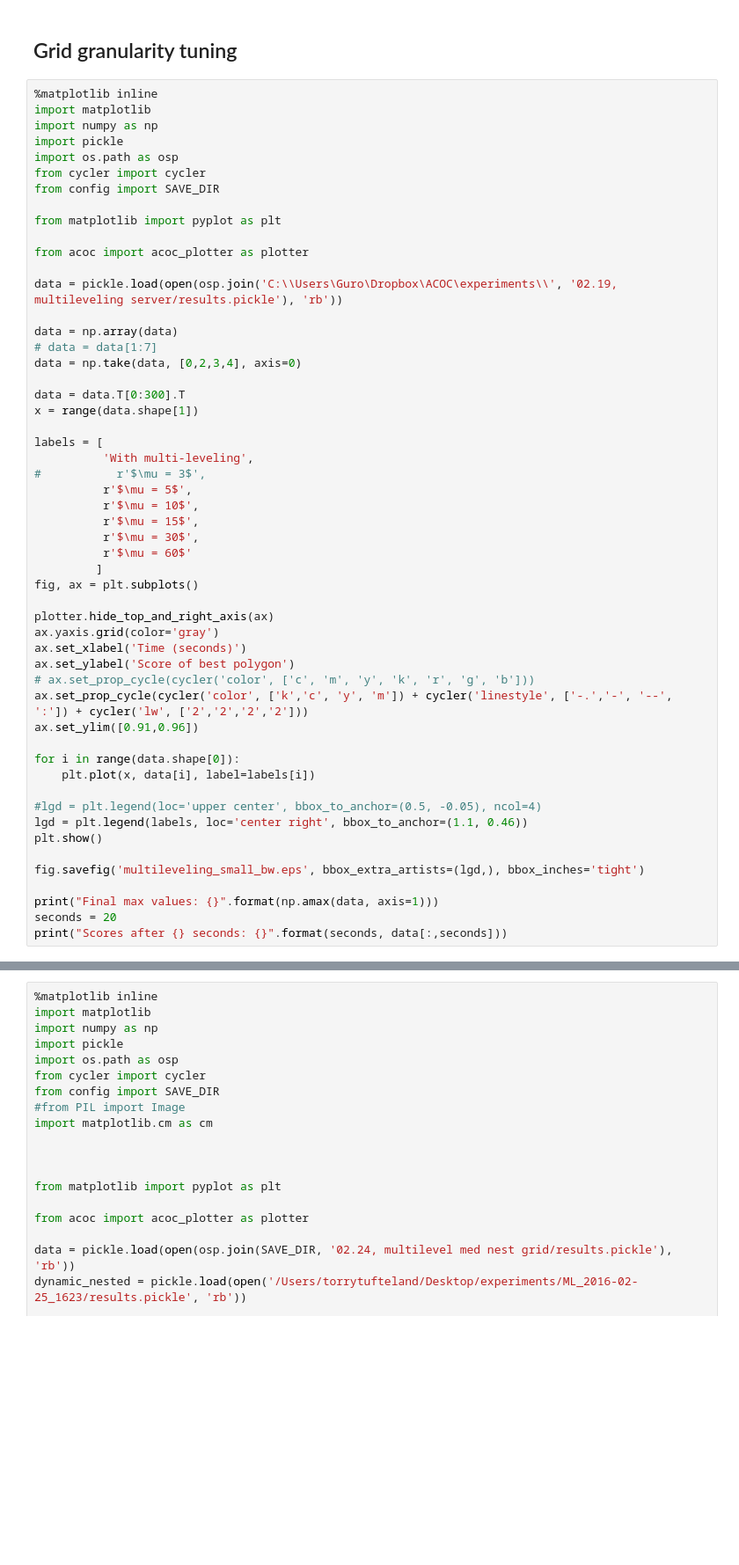
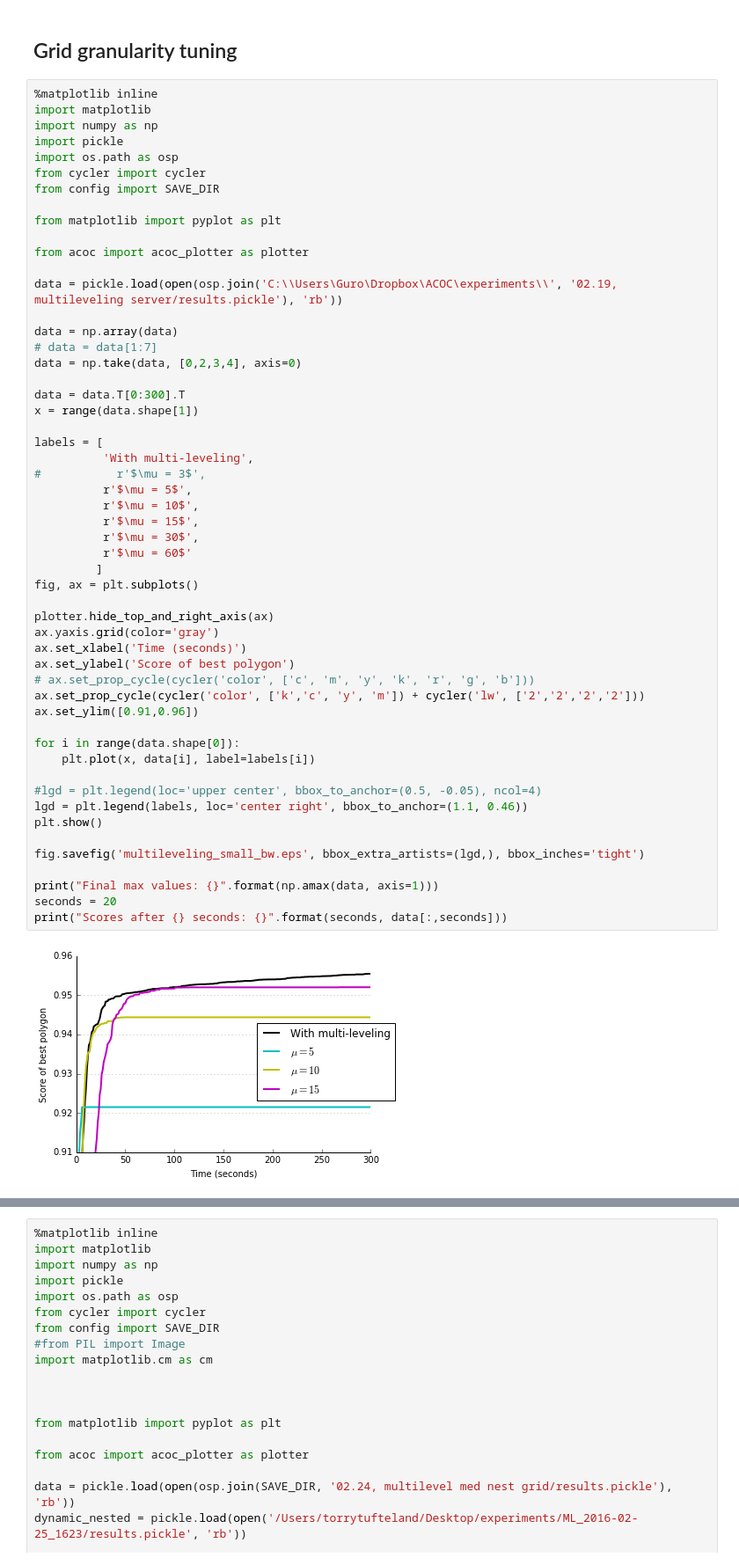
Before and after one commit to torryt/polyaco-plus, a Jupyter notebook: Multileveling.ipynb, the cells around one changed output, grey strips where cells are left out. Shown at 88% size. Cells and saved outputs as stored; diff of their text form; blank space fills up the shorter version.

```diff
--- a/Multileveling.ipynb
+++ b/Multileveling.ipynb
@@ -26,31 +26,32 @@ labels = [
           'With multi-leveling',
 #           r'$\mu = 3$',
           r'$\mu = 5$',
           r'$\mu = 10$',
           r'$\mu = 15$',
           r'$\mu = 30$',
           r'$\mu = 60$'
          ]
 fig, ax = plt.subplots()
 
 plotter.hide_top_and_right_axis(ax)
 ax.yaxis.grid(color='gray')
 ax.set_xlabel('Time (seconds)')
 ax.set_ylabel('Score of best polygon')
 # ax.set_prop_cycle(cycler('color', ['c', 'm', 'y', 'k', 'r', 'g', 'b']))
-ax.set_prop_cycle(cycler('color', ['k','c', 'y', 'm']) + cycler('linestyle', ['-.','-', '--', ':']) + cycler('lw', ['2','2','2','2']))
+ax.set_prop_cycle(cycler('color', ['k','c', 'y', 'm']) + cycler('lw', ['2','2','2','2']))
 ax.set_ylim([0.91,0.96])
 
 for i in range(data.shape[0]):
     plt.plot(x, data[i], label=labels[i])
 
 #lgd = plt.legend(loc='upper center', bbox_to_anchor=(0.5, -0.05), ncol=4)
 lgd = plt.legend(labels, loc='center right', bbox_to_anchor=(1.1, 0.46))
 plt.show()
 
 fig.savefig('multileveling_small_bw.eps', bbox_extra_artists=(lgd,), bbox_inches='tight')
 
 print("Final max values: {}".format(np.amax(data, axis=1)))
 seconds = 20
 print("Scores after {} seconds: {}".format(seconds, data[:,seconds]))
 # %% [output]
+[figure, new version]
```
Also changed, not shown: parts of 3 cells of this notebook, 1 other file.
